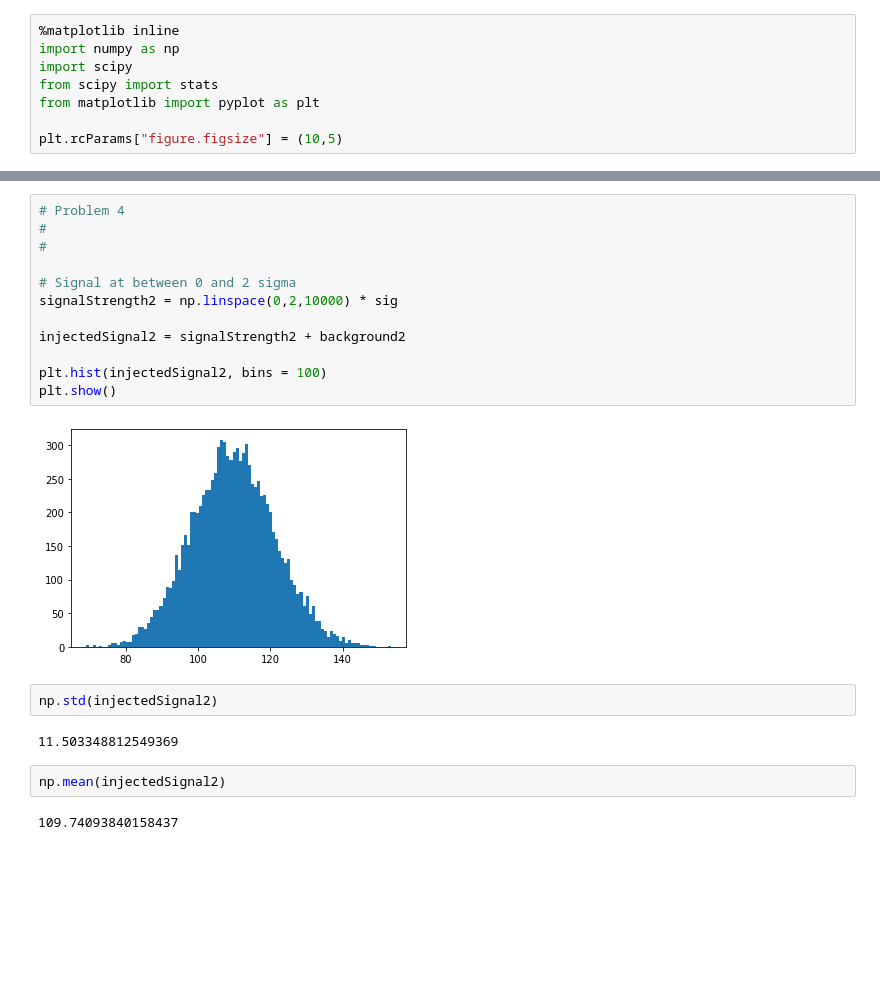
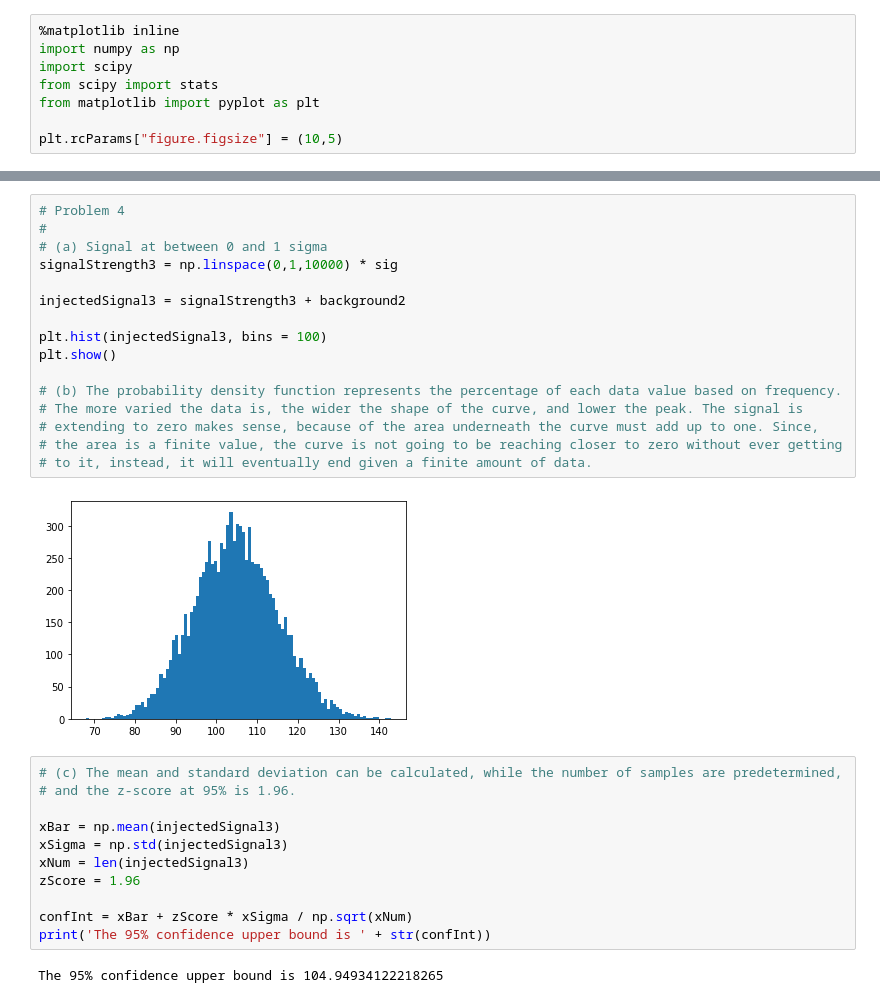
Before and after one commit to weianlai/phys434, a Jupyter notebook: Lab_6.ipynb, the cells around one changed output, grey strips where cells are left out. Drawn from its saved outputs; the diff is of its cells as text; blank space fills up the shorter version.

```diff
--- a/Lab_6.ipynb
+++ b/Lab_6.ipynb
@@ -124,22 +139,31 @@ ValueError: too many values to unpack (expected 2)
-# %%
-# Problem 4
-#
-#
-
-# Signal at between 0 and 2 sigma
-signalStrength2 = np.linspace(0,2,10000) * sig
-
-injectedSignal2 = signalStrength2 + background2
-
-plt.hist(injectedSignal2, bins = 100)
-plt.show()
-# %% [output]
-[figure, removed]
-# %%
-np.std(injectedSignal2)
-# %% [output]
-11.503348812549369
-# %%
-np.mean(injectedSignal2)
-# %% [output]
-109.74093840158437
+# %%
+# Problem 4
+#
+# (a) Signal at between 0 and 1 sigma
+signalStrength3 = np.linspace(0,1,10000) * sig
+
+injectedSignal3 = signalStrength3 + background2
+
+plt.hist(injectedSignal3, bins = 100)
+plt.show()
+
+# (b) The probability density function represents the percentage of each data value based on frequency.
+# The more varied the data is, the wider the shape of the curve, and lower the peak. The signal is
+# extending to zero makes sense, because of the area underneath the curve must add up to one. Since,
+# the area is a finite value, the curve is not going to be reaching closer to zero without ever getting
+# to it, instead, it will eventually end given a finite amount of data.
+# %% [output]
+[figure, added]
+# %%
+# (c) The mean and standard deviation can be calculated, while the number of samples are predetermined,
+# and the z-score at 95% is 1.96.
+
+xBar = np.mean(injectedSignal3)
+xSigma = np.std(injectedSignal3)
+xNum = len(injectedSignal3)
+zScore = 1.96
+
+confInt = xBar + zScore * xSigma / np.sqrt(xNum)
+print('The 95% confidence upper bound is ' + str(confInt))
+# %% [output]
+The 95% confidence upper bound is 104.94934122218265
```
Also changed, not shown: parts of 5 cells of this notebook.
